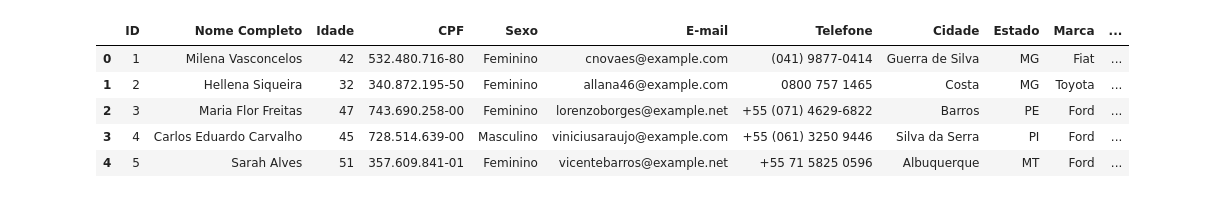
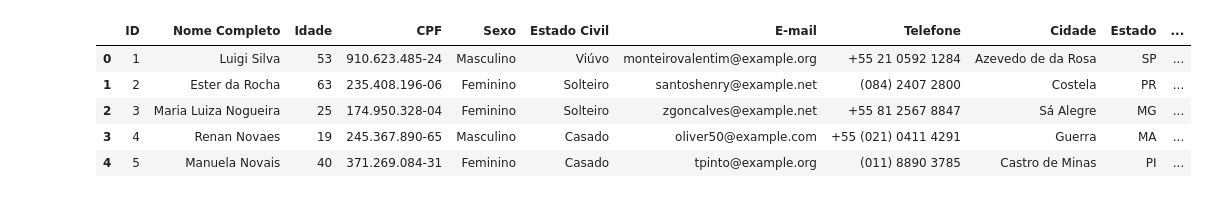
Before and after one commit to fabiobaroliveira/gerador_base_de_dados, a Jupyter notebook: vendas_veiculos_seminovos.ipynb, the cells around one changed output. Drawn from its saved outputs; the diff is of its cells as text; code cells hidden in the pictures.

```diff
--- a/vendas_veiculos_seminovos.ipynb
+++ b/vendas_veiculos_seminovos.ipynb
@@ -60,42 +64,43 @@ for i in range(1, 10951):
     nome_completo = f"{nome} {sobrenome}"
     idade = random.randint(18, 70)
     cpf = fake.cpf()
+    estado_civil = fake.random_element(elements=('Solteiro', 'Casado', 'Divorciado', 'Viúvo'))
     email = fake.email()
     telefone = fake.phone_number()
     cidade = fake.city()
     estado = fake.state_abbr()
 
     # Escolha da marca com base nos pesos aleatórios
     marca = random.choices(marcas, weights=pesos_marcas, k=1)[0]
     modelo = random.choice(marcas_modelos[marca])
 
     ano_fabricacao = random.randint(2013, 2023)
     cor = random.choices(cores, weights=pesos_cores, k=1)[0]
     valor_venda = round(random.uniform(30000, 250000), 2)
     data_venda = fake.date_between(start_date="-8y", end_date="today")
     forma_pagamento = random.choices(formas_pagamento, weights=pesos_formas_pagamento, k=1)[0]
 
     dados.append([
-        i, nome_completo, idade, cpf, sexo, email, telefone, cidade, estado,
+        i, nome_completo, idade, cpf, sexo, estado_civil, email, telefone, cidade, estado,
         marca, modelo, ano_fabricacao, cor, valor_venda, data_venda, forma_pagamento
     ])
 
 # Criando o DataFrame
-colunas = ["ID", "Nome Completo", "Idade", "CPF", "Sexo", "E-mail",
+colunas = ["ID", "Nome Completo", "Idade", "CPF", "Sexo", "Estado Civil", "E-mail",
            "Telefone", "Cidade", "Estado", "Marca", "Modelo", "Ano_fabricacao",
            "Cor", "Valor_venda", "Data_venda", "Forma_pagamento"]
 
 df_vendas = pd.DataFrame(dados, columns=colunas)
 
 # Exibindo as primeiras linhas do DataFrame
 df_vendas.head()
 # %% [output]
-|  | ID | Nome Completo | Idade | CPF | Sexo | E-mail | Telefone | Cidade | Estado | Marca | ... |
-| 0 | 1 | Milena Vasconcelos | 42 | 532.480.716-80 | Feminino | cnovaes@example.com | (041) 9877-0414 | Guerra de Silva | MG | Fiat | ... |
-| 1 | 2 | Hellena Siqueira | 32 | 340.872.195-50 | Feminino | allana46@example.com | 0800 757 1465 | Costa | MG | Toyota | ... |
-| 2 | 3 | Maria Flor Freitas | 47 | 743.690.258-00 | Feminino | lorenzoborges@example.net | +55 (071) 4629-6822 | Barros | PE | Ford | ... |
-| 3 | 4 | Carlos Eduardo Carvalho | 45 | 728.514.639-00 | Masculino | viniciusaraujo@example.com | +55 (061) 3250 9446 | Silva da Serra | PI | Ford | ... |
-| 4 | 5 | Sarah Alves | 51 | 357.609.841-01 | Feminino | vicentebarros@example.net | +55 71 5825 0596 | Albuquerque | MT | Ford | ... |
+|  | ID | Nome Completo | Idade | CPF | Sexo | Estado Civil | E-mail | Telefone | Cidade | Estado | ... |
+| 0 | 1 | Luigi Silva | 53 | 910.623.485-24 | Masculino | Viúvo | monteirovalentim@example.org | +55 21 0592 1284 | Azevedo de da Rosa | SP | ... |
+| 1 | 2 | Ester da Rocha | 63 | 235.408.196-06 | Feminino | Solteiro | santoshenry@example.net | (084) 2407 2800 | Costela | PR | ... |
+| 2 | 3 | Maria Luiza Nogueira | 25 | 174.950.328-04 | Feminino | Solteiro | zgoncalves@example.net | +55 81 2567 8847 | Sá Alegre | MG | ... |
+| 3 | 4 | Renan Novaes | 19 | 245.367.890-65 | Masculino | Casado | oliver50@example.com | +55 (021) 0411 4291 | Guerra | MA | ... |
+| 4 | 5 | Manuela Novais | 40 | 371.269.084-31 | Feminino | Casado | tpinto@example.org | (011) 8890 3785 | Castro de Minas | PI | ... |
 # %%
 # @title Gráfico para Vizualização de Divisão por Sexo
 
```
Also changed, not shown: parts of 4 cells of this notebook.
